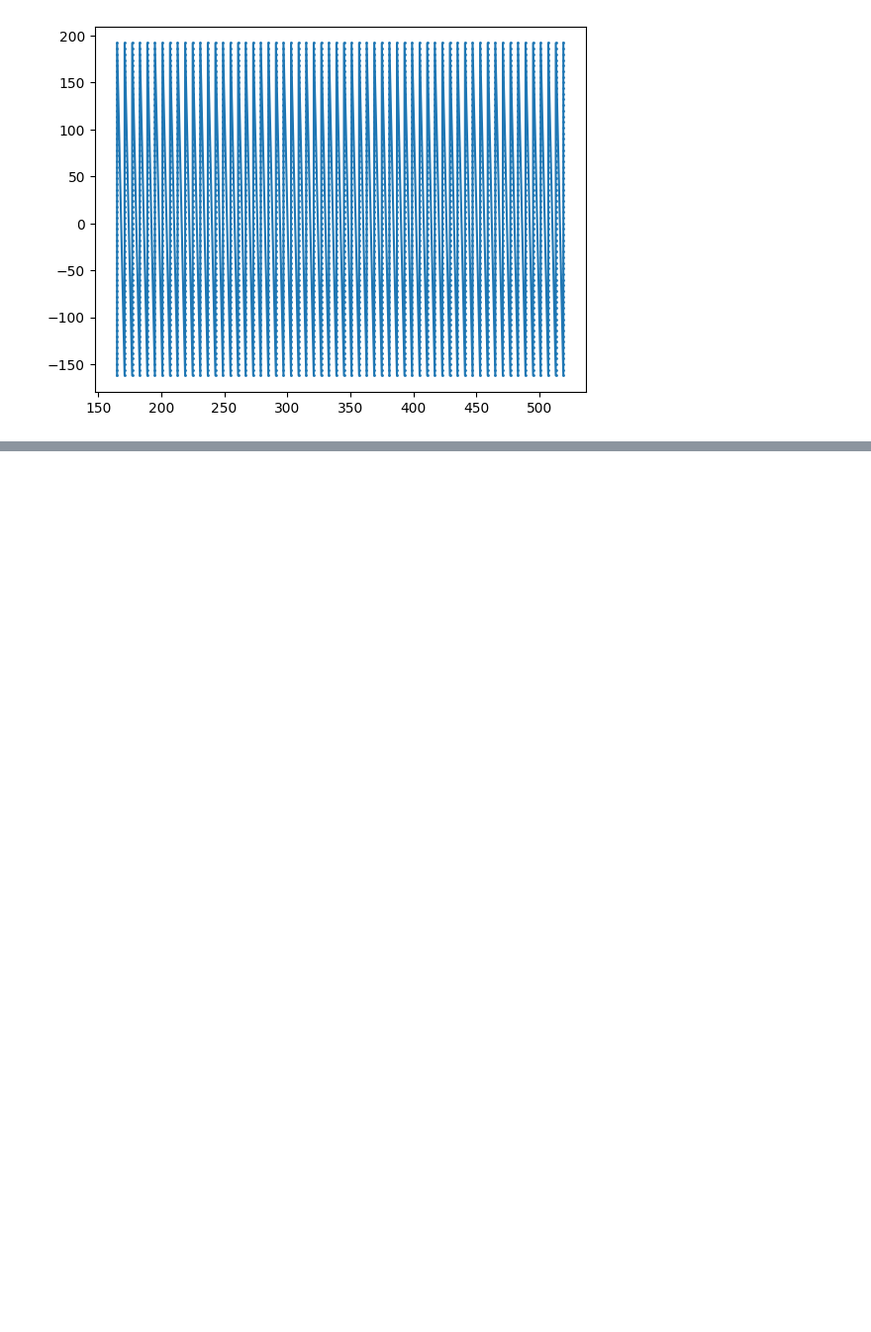
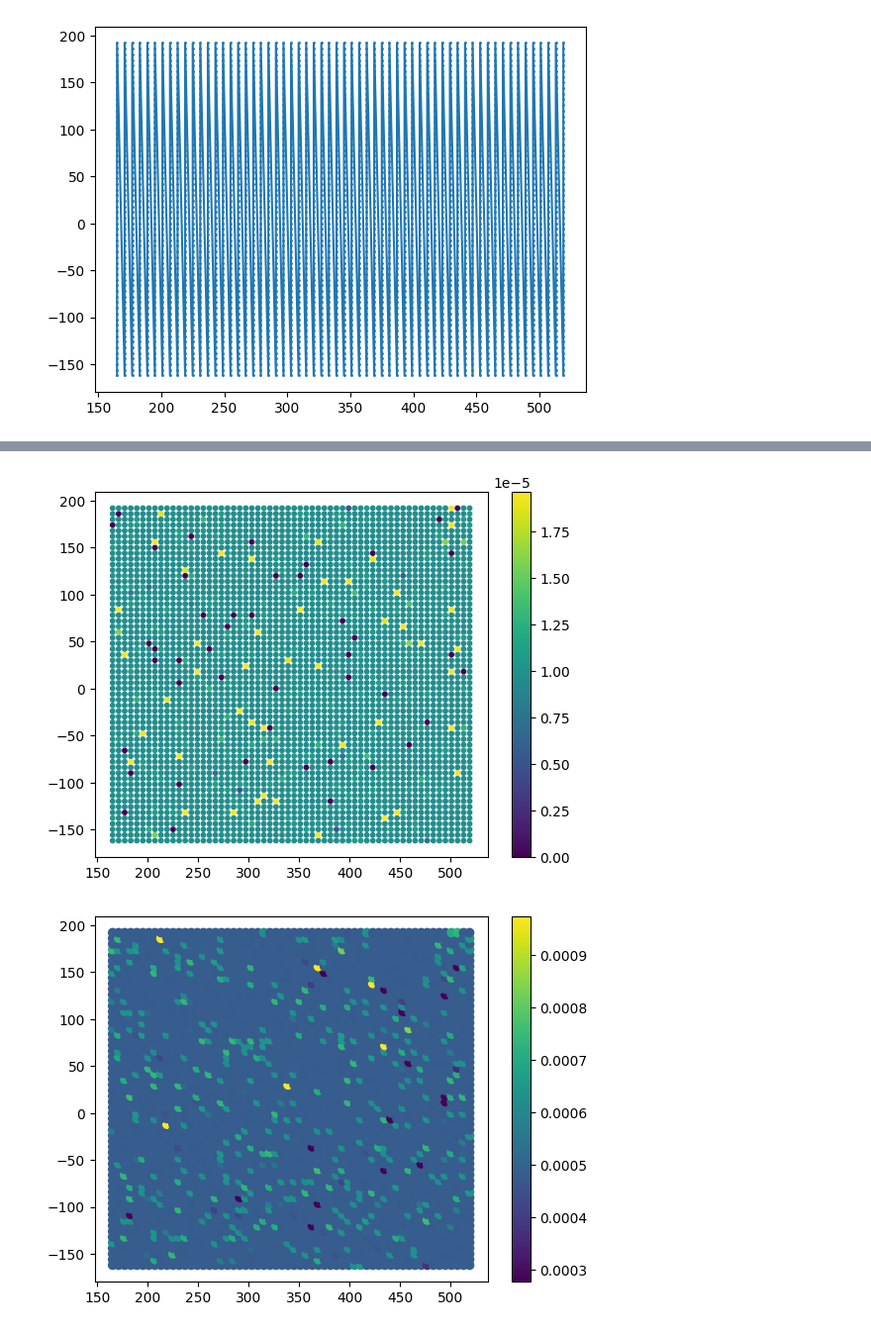
Before and after one commit to xXNoahS02Xx/dftmp2bench, a Jupyter notebook: dftmp2bench/Untitled.ipynb, the cells around one changed output, grey strips where cells are left out. Shown at 99% size. Saved outputs shown, nothing was run; the diff lists cells and outputs as text; code cells hidden in the pictures; blank space fills up the shorter version.

```diff
--- a/dftmp2bench/Untitled.ipynb
+++ b/dftmp2bench/Untitled.ipynb
@@ -112,0 +187,13 @@ plt.plot(*phi_psi_array.T)
+# %%
+s = plt.scatter(*ordered_order_dih.T, c=energies_min_shift, s=10)
+plt.colorbar(s)
+plt.show()
+s = plt.scatter(*ordered_order_dih.T, c=gnorms)
+plt.colorbar(s)
+plt.show()
+s = plt.scatter(energies_min_shift, gnorms, c=gnorms)
+plt.colorbar(s)
+plt.show()
+# %% [output]
+[figure, added]
+[figure, added]
```
Also changed, not shown: parts of 17 cells of this notebook, 9 other files.
